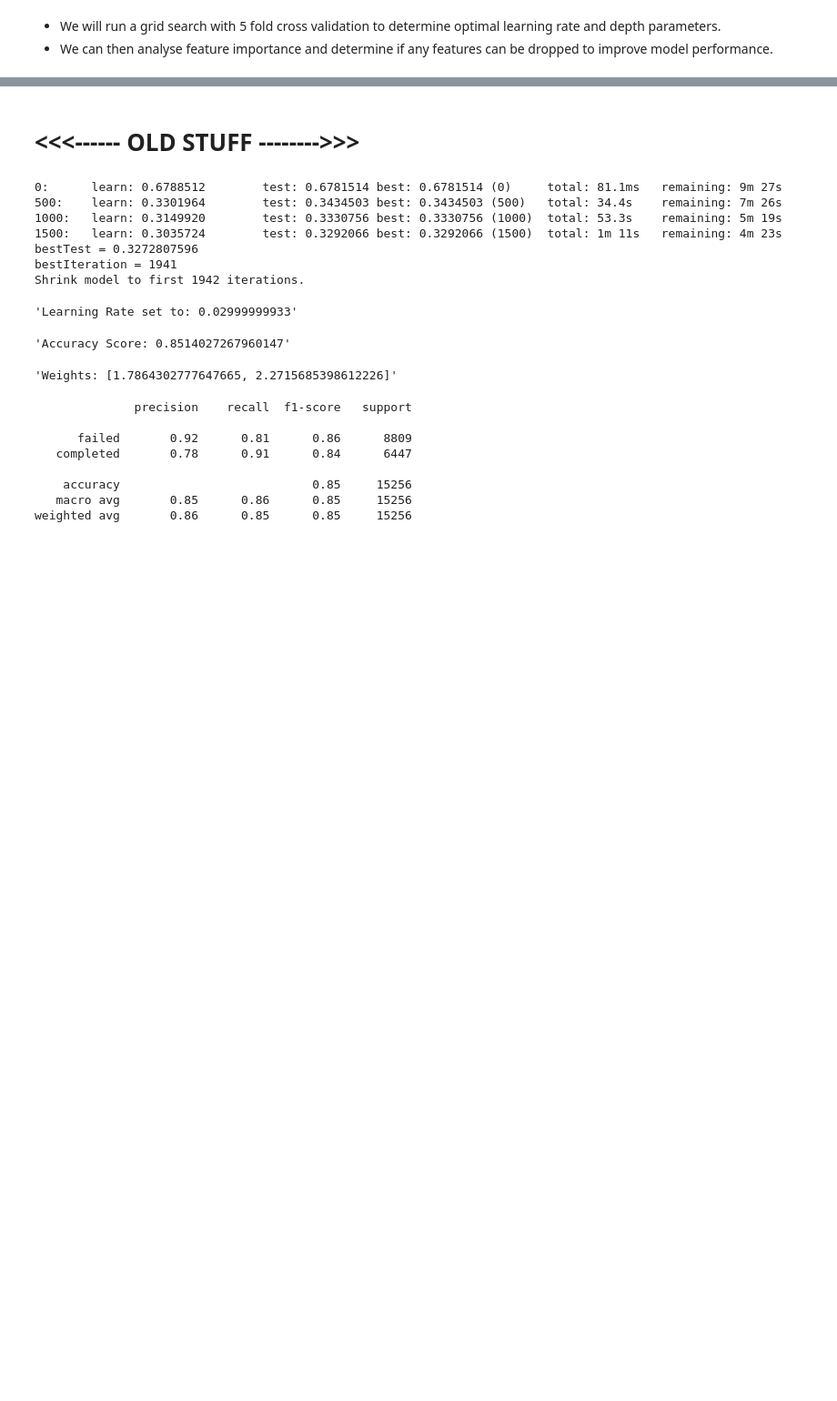
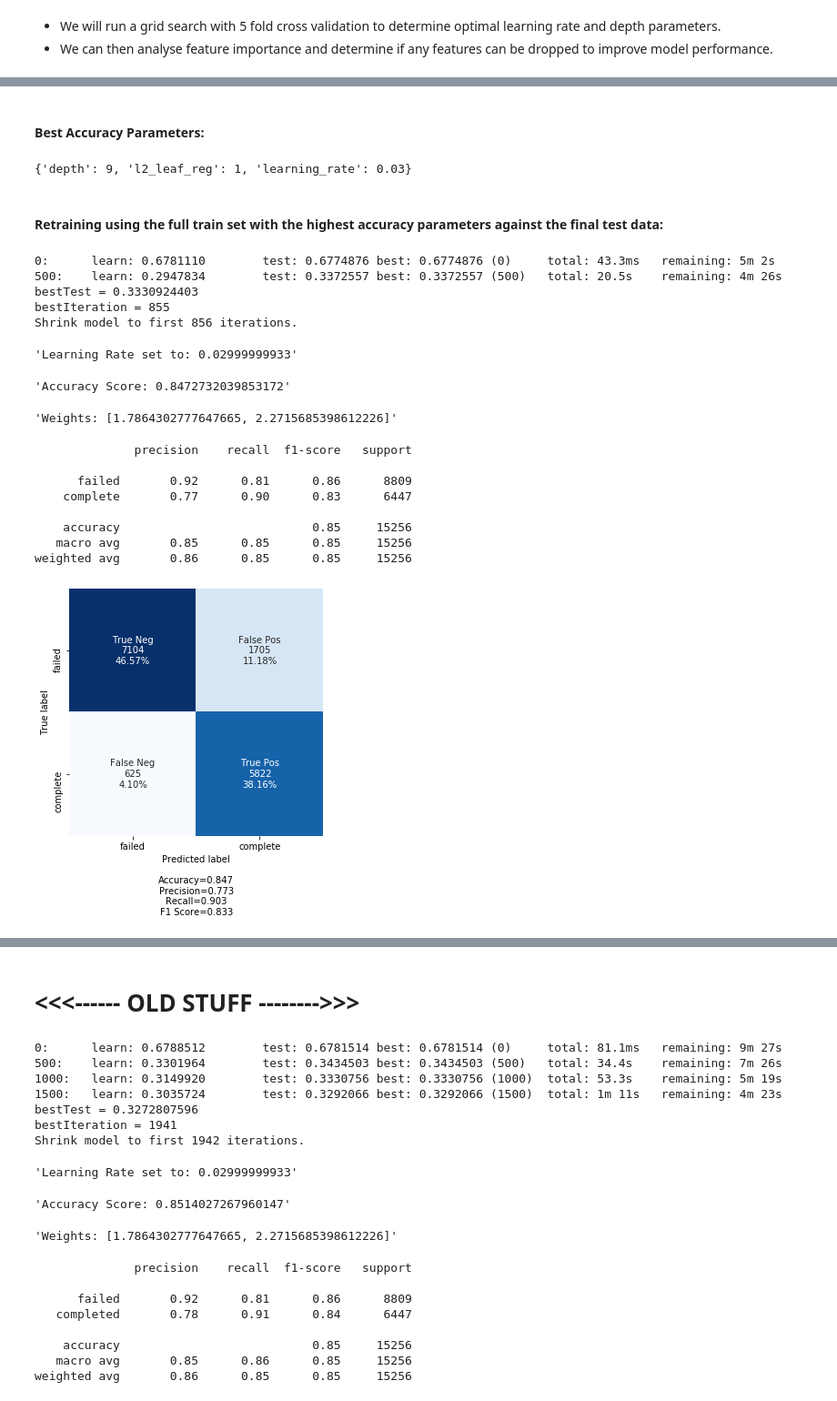
Before and after one commit to GarethEgerton/Starbucks_Udacity, a Jupyter notebook: notebooks/exploratory/4. Grid_Search_NEW.ipynb, the cells around one changed output, grey strips where cells are left out. Shown at 91% size. Drawn from its saved outputs; the diff is of its cells as text; code cells hidden in the pictures; blank space fills up the shorter version.

```diff
--- a/notebooks/exploratory/4. Grid_Search_NEW.ipynb
+++ b/notebooks/exploratory/4. Grid_Search_NEW.ipynb
@@ -298,0 +549,2 @@ gridsearch_early_stopping(cv, X_train, y_train, folds, grid, cat_features=cat_fe
+# %%
+results_person, best_scores = grid_search_results('complete_gridsearch', 5)
@@ -298,0 +573,39 @@ gridsearch_early_stopping(cv, X_train, y_train, folds, grid, cat_features=cat_fe
+# %% [markdown]
+#### Best Accuracy Parameters:
+# %%
+best_params = best_scores.Params[2]
+best_params
+# %% [output]
+{'depth': 9, 'l2_leaf_reg': 1, 'learning_rate': 0.03}
+# %% [markdown]
+#### Retraining using the full train set with the highest accuracy parameters against the final test data:
+# %%
+complete = {'completed_not_viewed': 1,
+                    'completed_before_viewed': 1,
+                    'complete_anyway': 1,
+                    'completed_responsive': 1,
+                    'incomplete_responsive': 0,
+                    'no_complete_no_view': 0,
+                    'unresponsive': 0}
+
+labelling_complete = {'failed': 0, 'complete':1}
+
+exploratory_training(labels=complete, labels_compact=labelling_complete, **best_params)
+# %% [output]
+0:      learn: 0.6781110        test: 0.6774876 best: 0.6774876 (0)     total: 43.3ms   remaining: 5m 2s
+500:    learn: 0.2947834        test: 0.3372557 best: 0.3372557 (500)   total: 20.5s    remaining: 4m 26s
+bestTest = 0.3330924403
+bestIteration = 855
+Shrink model to first 856 iterations.
+'Learning Rate set to: 0.02999999933'
+'Accuracy Score: 0.8472732039853172'
+'Weights: [1.7864302777647665, 2.2715685398612226]'
+              precision    recall  f1-score   support
+
+      failed       0.92      0.81      0.86      8809
+    complete       0.77      0.90      0.83      6447
+
+    accuracy                           0.85     15256
+   macro avg       0.85      0.85      0.85     15256
+weighted avg       0.86      0.85      0.85     15256
+[figure, added]
```
Also changed, not shown: parts of 48 cells of this notebook, 33 other files.
